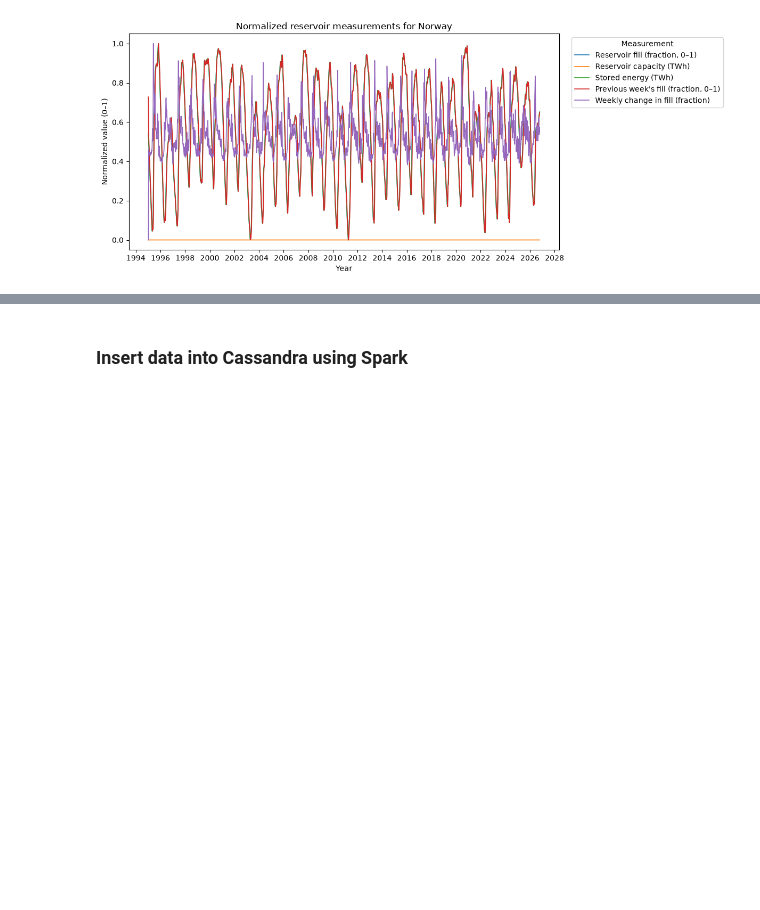
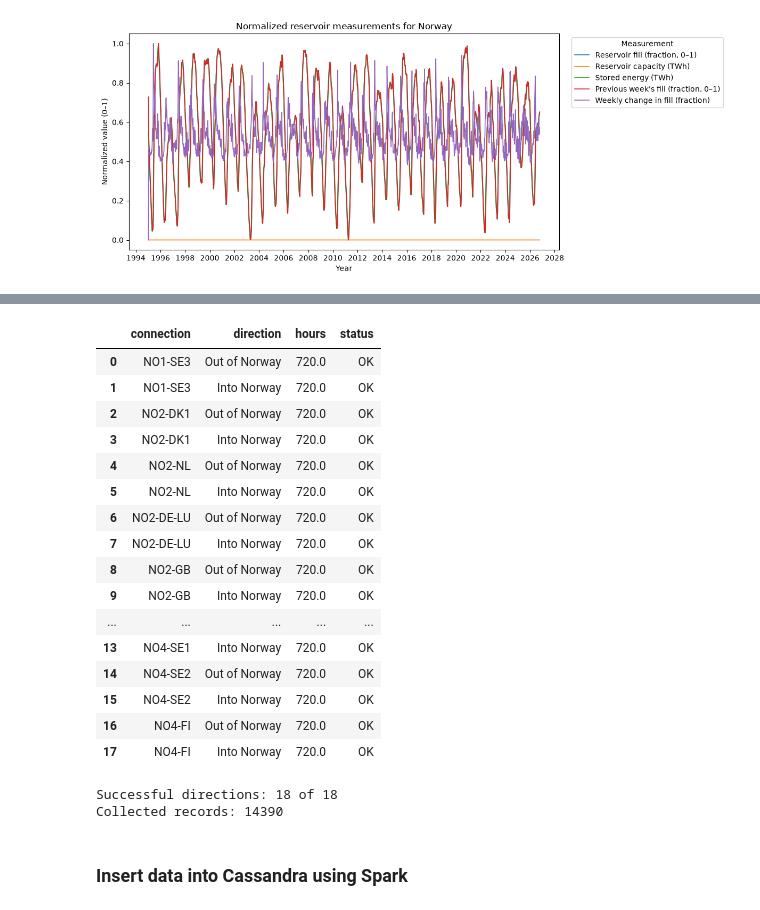
Before and after one commit to ptilrem/ptilrem-D2D-SLapp, a Jupyter notebook: notebook/assignment2.ipynb, the cells around one changed output, grey strips where cells are left out. Cells and saved outputs as stored; diff of their text form; code cells hidden in the pictures; blank space fills up the shorter version.

```diff
--- a/notebook/assignment2.ipynb
+++ b/notebook/assignment2.ipynb
@@ -509,0 +815,57 @@ def parse_entsoe_xml(xml_text, connection, direction):
+# %%
+# Download one time window for every international connection.
+def download_entsoe_window(start, end):
+    all_records = []
+    results = []
+    expected_hours = (end - start).total_seconds() / 3600
+
+    for connection, norway_area, foreign_area in CONNECTIONS:
+        directions = [
+            ("Out of Norway", norway_area, foreign_area),
+            ("Into Norway", foreign_area, norway_area)
+        ]
+
+        for direction, out_area, in_area in directions:
+            try:
+                records = fetch_entsoe_flows(
+                    connection, out_area, in_area, direction, start, end
+                )
+
+                hours = sum(row["duration_hours"] for row in records)
+                complete = abs(hours - expected_hours) < 0.01
+                status = "OK" if complete else "Incomplete"
+
+                if complete:
+                    all_records.extend(records)
+
+            except requests.HTTPError as error:
+                hours = 0
+                status = f"HTTP {error.response.status_code}"
+
+            except (requests.RequestException, ValueError, ET.ParseError) as error:
+                hours = 0
+                status = type(error).__name__
+
+            results.append({
+                "connection": connection,
+                "direction": direction,
+                "hours": hours,
+                "status": status
+            })
+
+            print(f"{connection} — {direction}: {status}")
+
+    return all_records, pd.DataFrame(results)
+
+
+# Retrieve November 2024 for all nine connections in both directions.
+november_records, november_report = download_entsoe_window(
+    pd.Timestamp("2024-11-01", tz="UTC"),
+    pd.Timestamp("2024-12-01", tz="UTC")
+)
+
+display(november_report)
+
+print("Successful directions:", (november_report["status"] == "OK").sum(), "of 18")
+print("Collected records:", len(november_records))
+# %% [output]
@@ -510,3 +890,22 @@ def parse_entsoe_xml(xml_text, connection, direction):
+|  | connection | direction | hours | status |
+| 0 | NO1-SE3 | Out of Norway | 720.0 | OK |
+| 1 | NO1-SE3 | Into Norway | 720.0 | OK |
+| 2 | NO2-DK1 | Out of Norway | 720.0 | OK |
+| 3 | NO2-DK1 | Into Norway | 720.0 | OK |
+| 4 | NO2-NL | Out of Norway | 720.0 | OK |
+| 5 | NO2-NL | Into Norway | 720.0 | OK |
+| 6 | NO2-DE-LU | Out of Norway | 720.0 | OK |
+| 7 | NO2-DE-LU | Into Norway | 720.0 | OK |
+| 8 | NO2-GB | Out of Norway | 720.0 | OK |
+| 9 | NO2-GB | Into Norway | 720.0 | OK |
+| ... | ... | ... | ... | ... |
+| 13 | NO4-SE1 | Into Norway | 720.0 | OK |
+| 14 | NO4-SE2 | Out of Norway | 720.0 | OK |
+| 15 | NO4-SE2 | Into Norway | 720.0 | OK |
+| 16 | NO4-FI | Out of Norway | 720.0 | OK |
+| 17 | NO4-FI | Into Norway | 720.0 | OK |
+Successful directions: 18 of 18
+Collected records: 14390
 # %% [markdown]
 ### Insert data into Cassandra using Spark
 # %%
```
Also changed, not shown: parts of 20 cells of this notebook.
